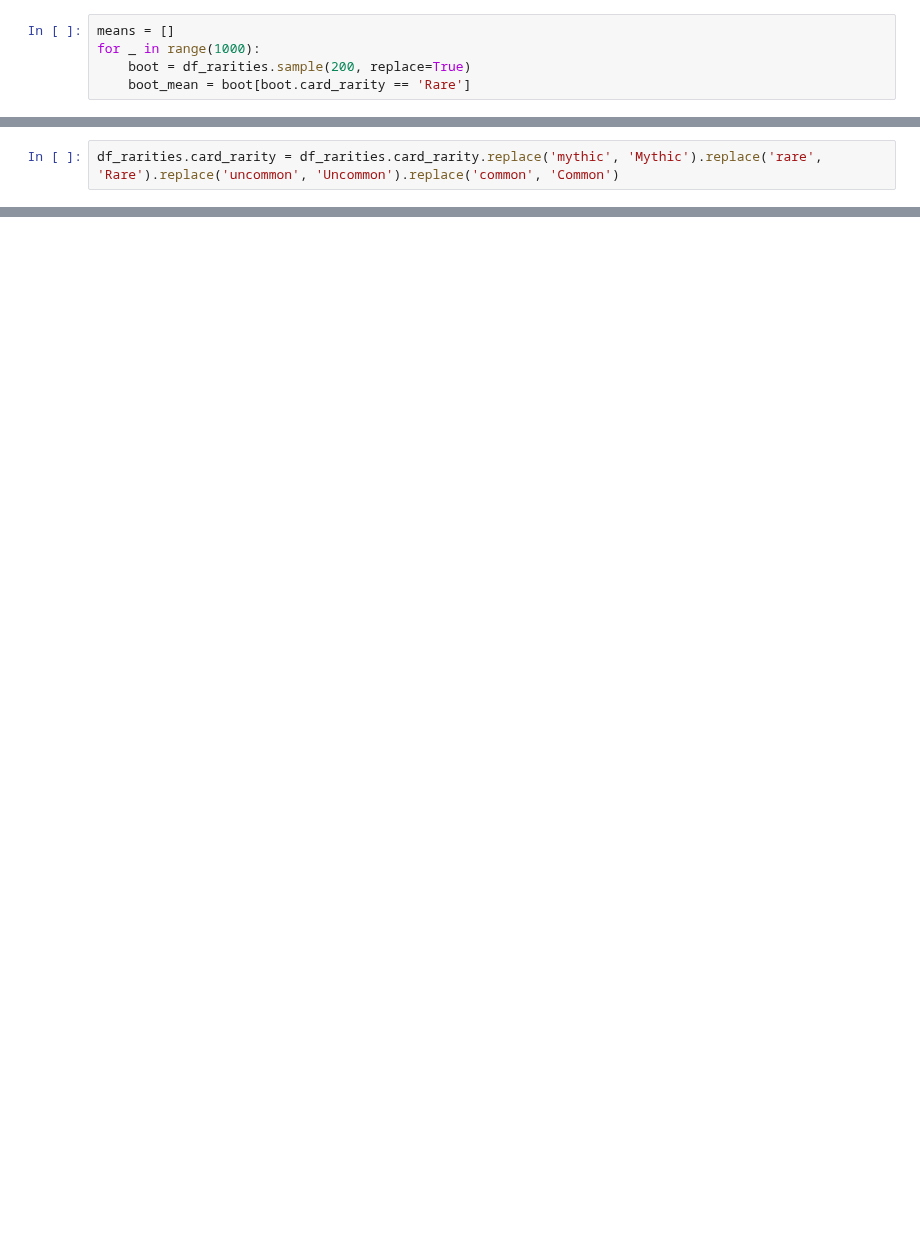
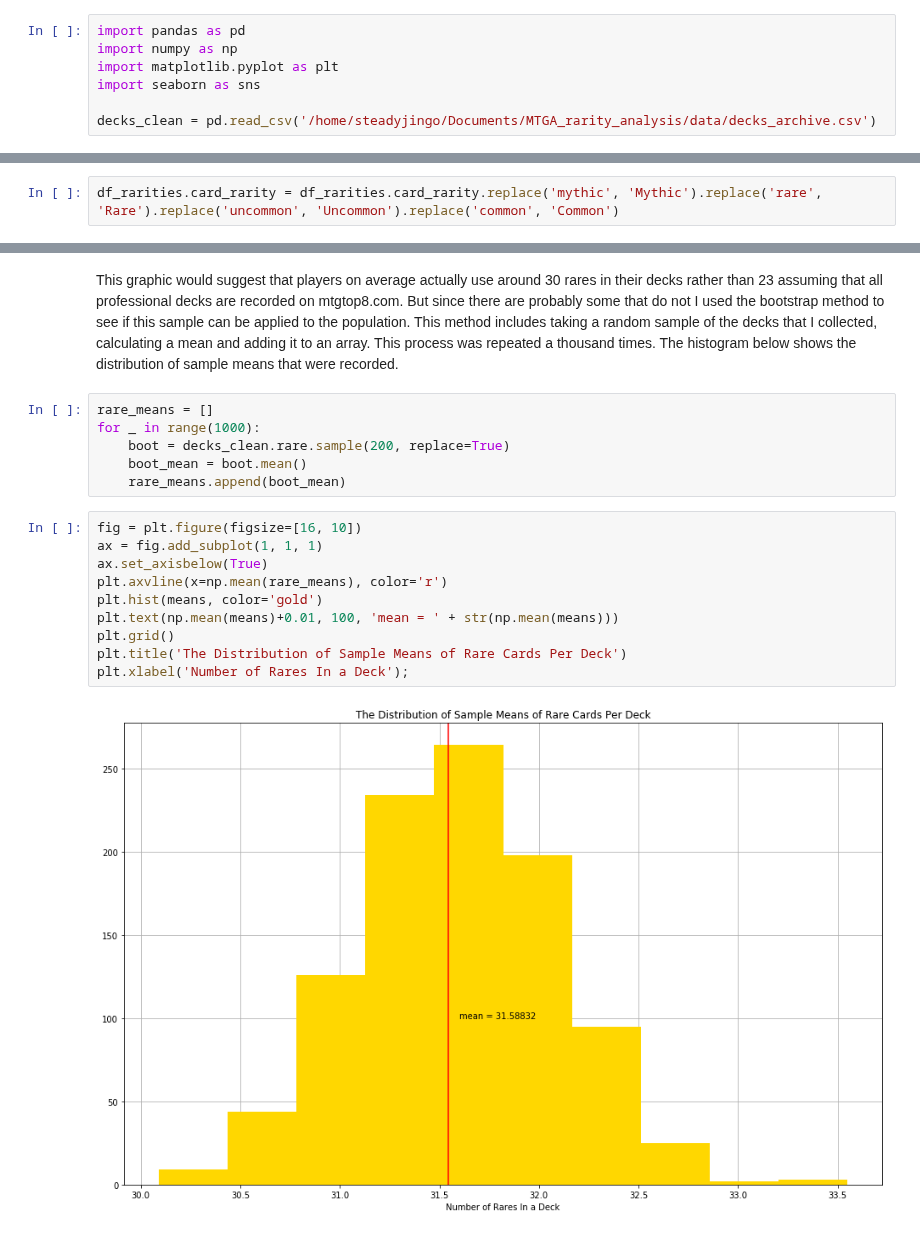
Before and after one commit to jcorum11/MTGA_rarity_analysis, a Jupyter notebook: act_report.ipynb, the cells around one changed output, grey strips where cells are left out. Cells and saved outputs as stored; diff of their text form; blank space fills up the shorter version.

Commit message:
first draft of the analysis written.

```diff
--- a/act_report.ipynb
+++ b/act_report.ipynb
@@ -38,6 +16,8 @@ This graphic would suggest that players on average actually use 30 rares in thei
-# %%
-means = []
-for _ in range(1000):
-    boot = df_rarities.sample(200, replace=True)
-    boot_mean = boot[boot.card_rarity == 'Rare']
+# %%
+import pandas as pd
+import numpy as np
+import matplotlib.pyplot as plt
+import seaborn as sns
+
+decks_clean = pd.read_csv('/home/steadyjingo/Documents/MTGA_rarity_analysis/data/decks_archive.csv')
 # %%
@@ -46,0 +40,20 @@ df_rarities.card_rarity = df_rarities.card_rarity.replace('mythic', 'Mythic').re
+# %% [markdown]
+This graphic would suggest that players on average actually use around 30 rares in their decks rather than 23 assuming that all professional decks are recorded on mtgtop8.com. But since there are probably some that do not I used the bootstrap method to see if this sample can be applied to the population. This method includes taking a random sample of the decks that I collected, calculating a mean and adding it to an array. This process was repeated a thousand times. The histogram below shows the distribution of sample means that were recorded.
+# %%
+rare_means = []
+for _ in range(1000):
+    boot = decks_clean.rare.sample(200, replace=True)
+    boot_mean = boot.mean()
+    rare_means.append(boot_mean)
+# %%
+fig = plt.figure(figsize=[16, 10])
+ax = fig.add_subplot(1, 1, 1)
+ax.set_axisbelow(True)
+plt.axvline(x=np.mean(rare_means), color='r')
+plt.hist(means, color='gold')
+plt.text(np.mean(means)+0.01, 100, 'mean = ' + str(np.mean(means)))
+plt.grid()
+plt.title('The Distribution of Sample Means of Rare Cards Per Deck')
+plt.xlabel('Number of Rares In a Deck');
+# %% [output]
+[figure, added]
```
Also changed, not shown: parts of 8 cells of this notebook.
